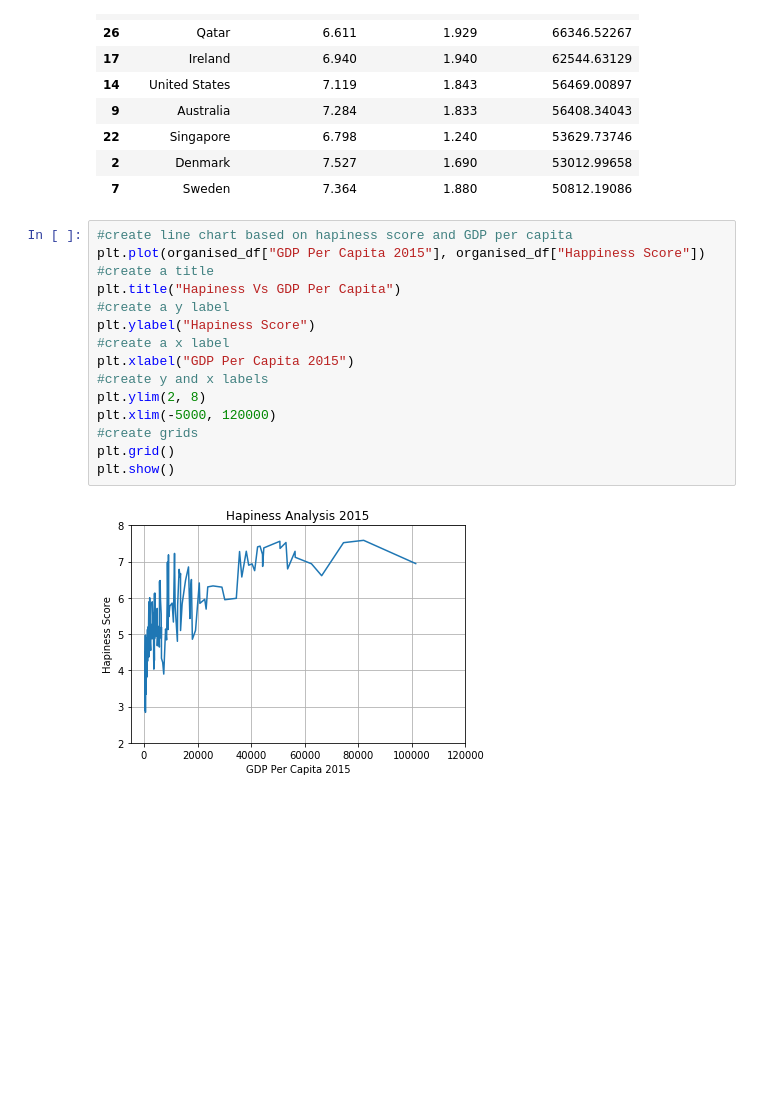
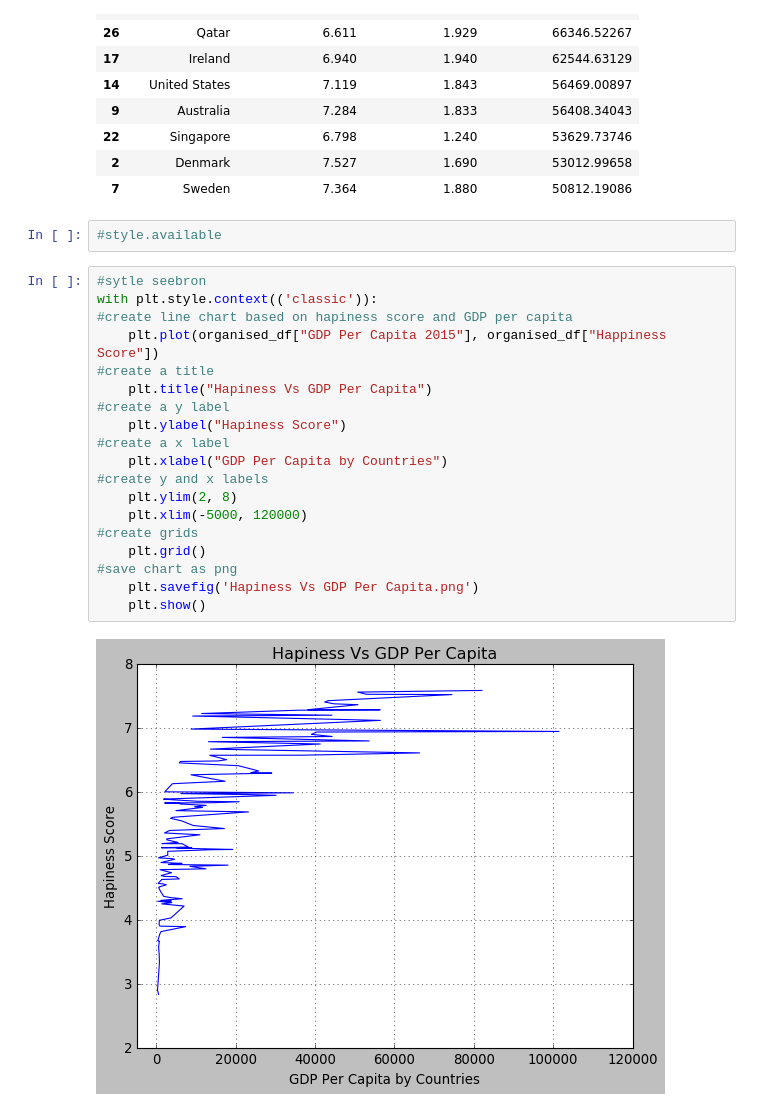
Before and after one commit to sinancengiz/World_Happiness, a Jupyter notebook: Untitled.ipynb, the cells around one changed output. Cells and saved outputs as stored; diff of their text form; blank space fills up the shorter version.

Commit message:
chart styles changed to classic

```diff
--- a/Untitled.ipynb
+++ b/Untitled.ipynb
@@ -139,21 +139,27 @@ organised_df.head(10)
 | 22 | Singapore | 6.798 | 1.240 | 53629.73746 |
 | 2 | Denmark | 7.527 | 1.690 | 53012.99658 |
 | 7 | Sweden | 7.364 | 1.880 | 50812.19086 |
+# %%
+#style.available
 # %%
+#sytle seebron
+with plt.style.context(('classic')):
 #create line chart based on hapiness score and GDP per capita
-plt.plot(organised_df["GDP Per Capita 2015"], organised_df["Happiness Score"])
+    plt.plot(organised_df["GDP Per Capita 2015"], organised_df["Happiness Score"])
 #create a title
-plt.title("Hapiness Vs GDP Per Capita")
+    plt.title("Hapiness Vs GDP Per Capita")
 #create a y label
-plt.ylabel("Hapiness Score")
+    plt.ylabel("Hapiness Score")
 #create a x label
-plt.xlabel("GDP Per Capita 2015")
+    plt.xlabel("GDP Per Capita by Countries")
 #create y and x labels
-plt.ylim(2, 8)
-plt.xlim(-5000, 120000)
+    plt.ylim(2, 8)
+    plt.xlim(-5000, 120000)
 #create grids
-plt.grid()
-plt.show()
+    plt.grid()
+#save chart as png
+    plt.savefig('Hapiness Vs GDP Per Capita.png')
+    plt.show()
 # %% [output]
-[figure, old version]
+[figure, new version]
 # %%
```
Also changed, not shown: parts of 6 cells of this notebook, 3 other files.
